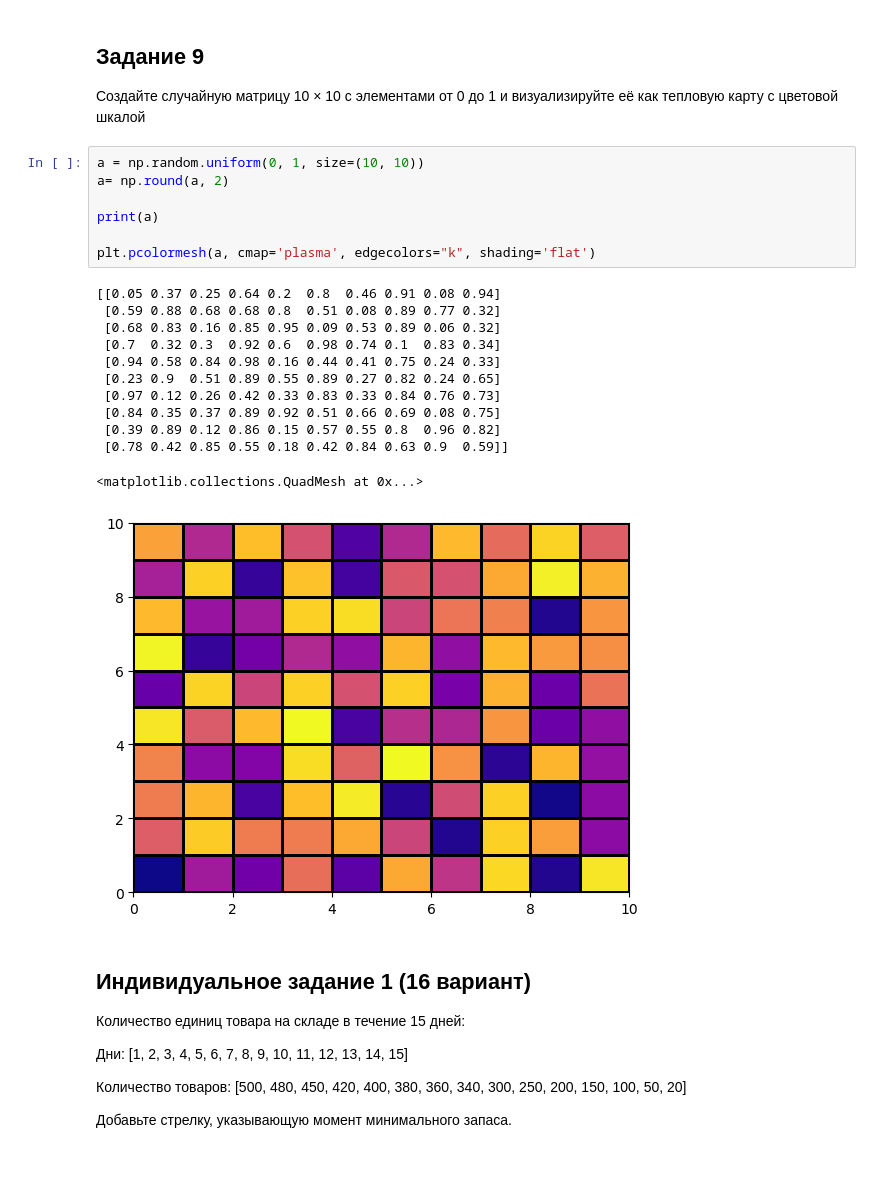
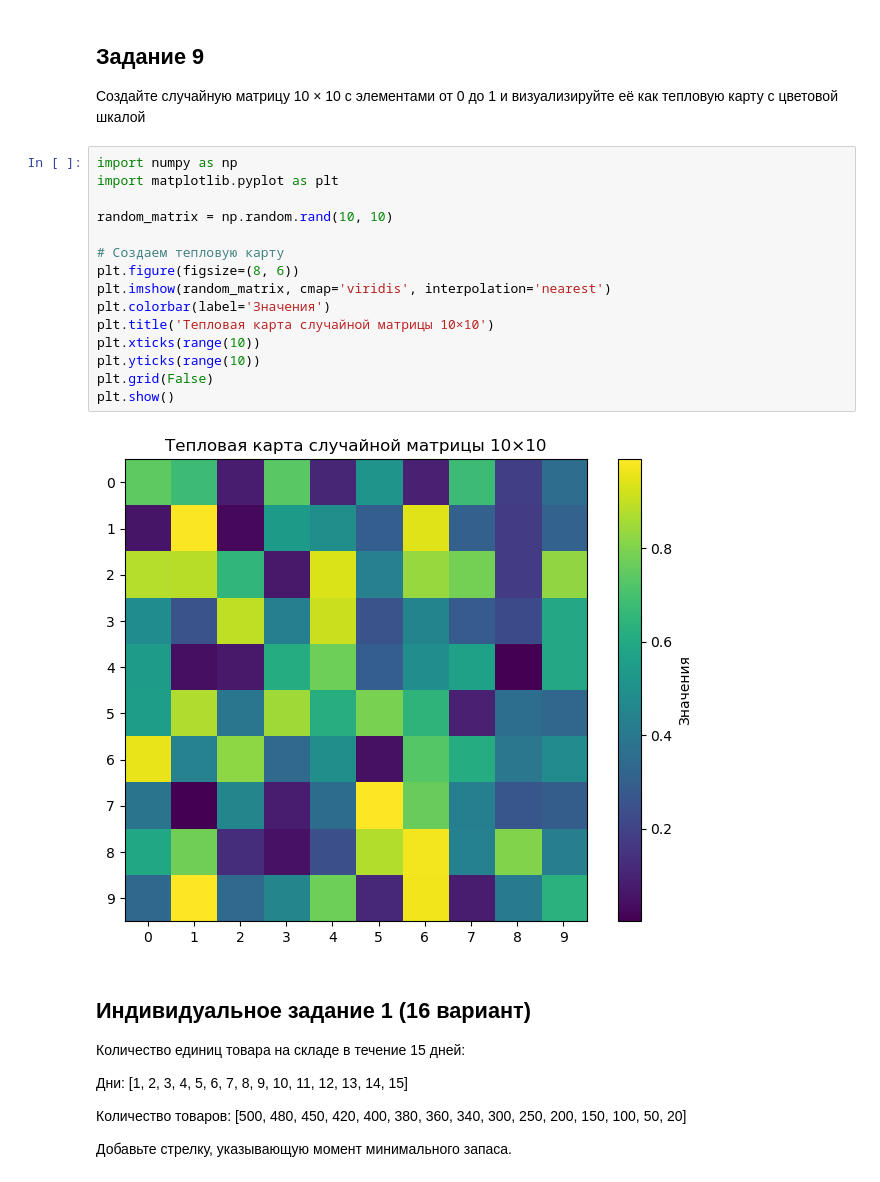
Before and after one commit to StasZatsepin/Lab-3, a Jupyter notebook: Lab 3.ipynb, the cells around one changed output. Saved outputs shown, nothing was run; the diff lists cells and outputs as text.

```diff
--- a/Lab 3.ipynb
+++ b/Lab 3.ipynb
@@ -192,25 +192,22 @@ plt.show()
 
 Cоздайте случайную матрицу 10 × 10 с элементами от 0 до 1 и визуализируйте её как тепловую карту с цветовой шкалой
 # %%
-a = np.random.uniform(0, 1, size=(10, 10))
-a= np.round(a, 2)
+import numpy as np
+import matplotlib.pyplot as plt
 
-print(a)
+random_matrix = np.random.rand(10, 10)
 
-plt.pcolormesh(a, cmap='plasma', edgecolors="k", shading='flat')
+# Создаем тепловую карту
+plt.figure(figsize=(8, 6))
+plt.imshow(random_matrix, cmap='viridis', interpolation='nearest')
+plt.colorbar(label='Значения')
+plt.title('Тепловая карта случайной матрицы 10×10')
+plt.xticks(range(10))
+plt.yticks(range(10))
+plt.grid(False)
+plt.show()
 # %% [output]
-[[0.05 0.37 0.25 0.64 0.2  0.8  0.46 0.91 0.08 0.94]
- [0.59 0.88 0.68 0.68 0.8  0.51 0.08 0.89 0.77 0.32]
- [0.68 0.83 0.16 0.85 0.95 0.09 0.53 0.89 0.06 0.32]
- [0.7  0.32 0.3  0.92 0.6  0.98 0.74 0.1  0.83 0.34]
- [0.94 0.58 0.84 0.98 0.16 0.44 0.41 0.75 0.24 0.33]
- [0.23 0.9  0.51 0.89 0.55 0.89 0.27 0.82 0.24 0.65]
- [0.97 0.12 0.26 0.42 0.33 0.83 0.33 0.84 0.76 0.73]
- [0.84 0.35 0.37 0.89 0.92 0.51 0.66 0.69 0.08 0.75]
- [0.39 0.89 0.12 0.86 0.15 0.57 0.55 0.8  0.96 0.82]
- [0.78 0.42 0.85 0.55 0.18 0.42 0.84 0.63 0.9  0.59]]
-<matplotlib.collections.QuadMesh at 0x...>
-[figure, old version]
+[figure, new version]
 # %% [markdown]
 ## Индивидуальное задание 1 (16 вариант)
 
```
